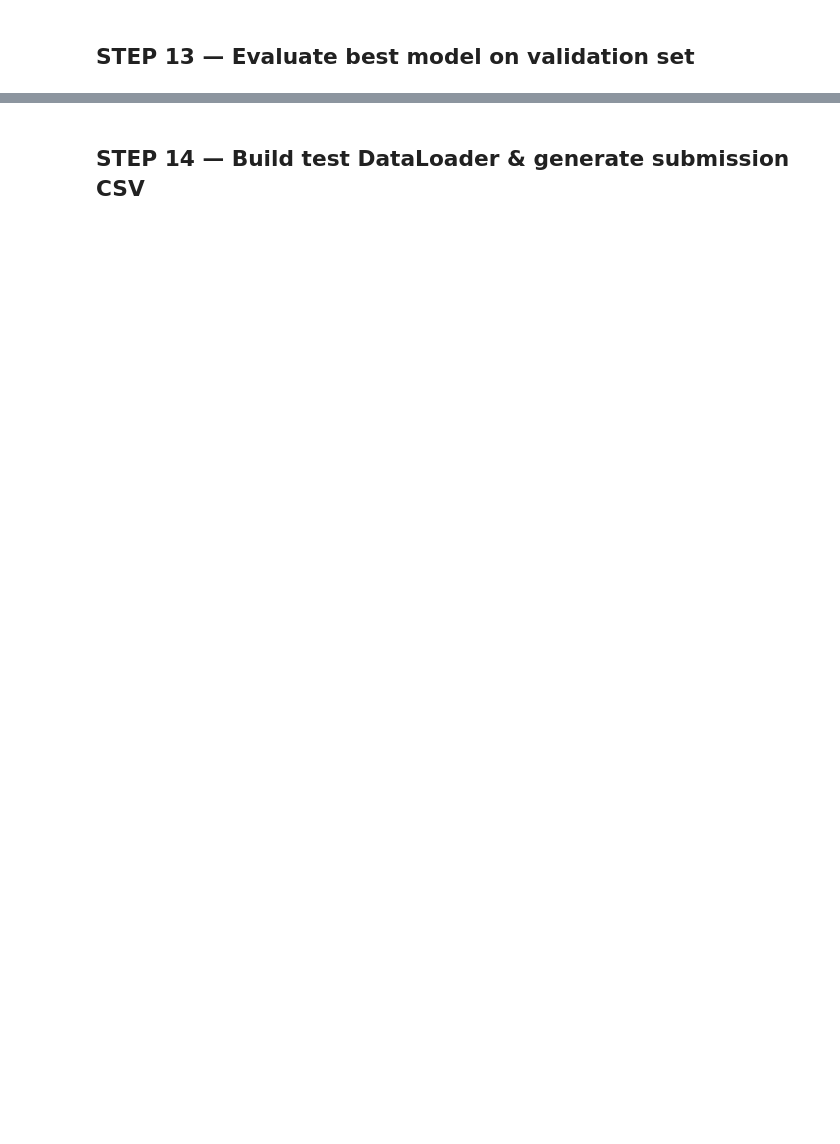
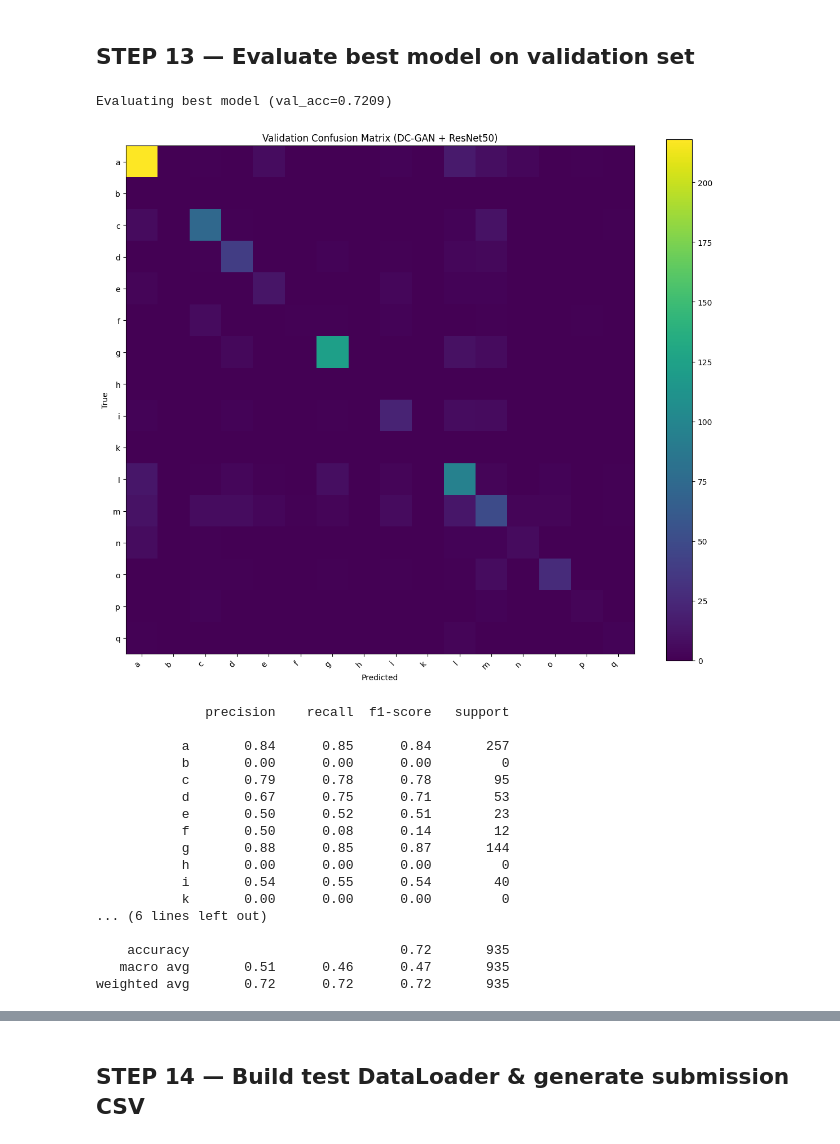
Before and after one commit to subudear/deep-learning, a Jupyter notebook: assignment1/GAN/dcgan_resnet_petridish_v2.ipynb, the cells around one changed output, grey strips where cells are left out. Saved outputs shown, nothing was run; the diff lists cells and outputs as text; code cells hidden in the pictures; blank space fills up the shorter version.

```diff
--- a/assignment1/GAN/dcgan_resnet_petridish_v2.ipynb
+++ b/assignment1/GAN/dcgan_resnet_petridish_v2.ipynb
@@ -618,32 +733,52 @@ plt.show()
 # %%
 checkpoint = torch.load(best_resnet_path, map_location=device)
 resnet_model.load_state_dict(checkpoint['model_state_dict'])
 resnet_model.eval()
 print(f'Evaluating best model (val_acc={checkpoint["best_val_acc"]:.4f})')
 
 all_true, all_pred = [], []
 with torch.no_grad():
     for images, labels in val_loader:
         logits, _ = resnet_model(images.to(device))
         all_true.extend(labels.numpy())
         all_pred.extend(logits.argmax(1).cpu().numpy())
 
 class_names = [idx_to_label[i] for i in range(num_classes)]
-cm = confusion_matrix(all_true, all_pred)
+cm = confusion_matrix(all_true, all_pred, labels=list(range(num_classes)))
 
 plt.figure(figsize=(12, 10))
 plt.imshow(cm, interpolation='nearest')
 plt.title('Validation Confusion Matrix (DC-GAN + ResNet50)')
 plt.colorbar()
 tick_marks = np.arange(num_classes)
 plt.xticks(tick_marks, class_names, rotation=45, ha='right')
 plt.yticks(tick_marks, class_names)
 plt.xlabel('Predicted')
 plt.ylabel('True')
 plt.tight_layout()
 plt.show()
 
-print(classification_report(all_true, all_pred, target_names=class_names, zero_division=0))
+print(classification_report(all_true, all_pred, labels=list(range(num_classes)), target_names=class_names, zero_division=0))
+# %% [output]
+Evaluating best model (val_acc=0.7209)
+[figure, added]
+              precision    recall  f1-score   support
+
+           a       0.84      0.85      0.84       257
+           b       0.00      0.00      0.00         0
+           c       0.79      0.78      0.78        95
+           d       0.67      0.75      0.71        53
+           e       0.50      0.52      0.51        23
+           f       0.50      0.08      0.14        12
+           g       0.88      0.85      0.87       144
+           h       0.00      0.00      0.00         0
+           i       0.54      0.55      0.54        40
+           k       0.00      0.00      0.00         0
+... (6 lines left out)
+
+    accuracy                           0.72       935
+   macro avg       0.51      0.46      0.47       935
+weighted avg       0.72      0.72      0.72       935
 # %%
 
 from sklearn.metrics import precision_recall_fscore_support
```
Also changed, not shown: parts of 17 cells of this notebook.
